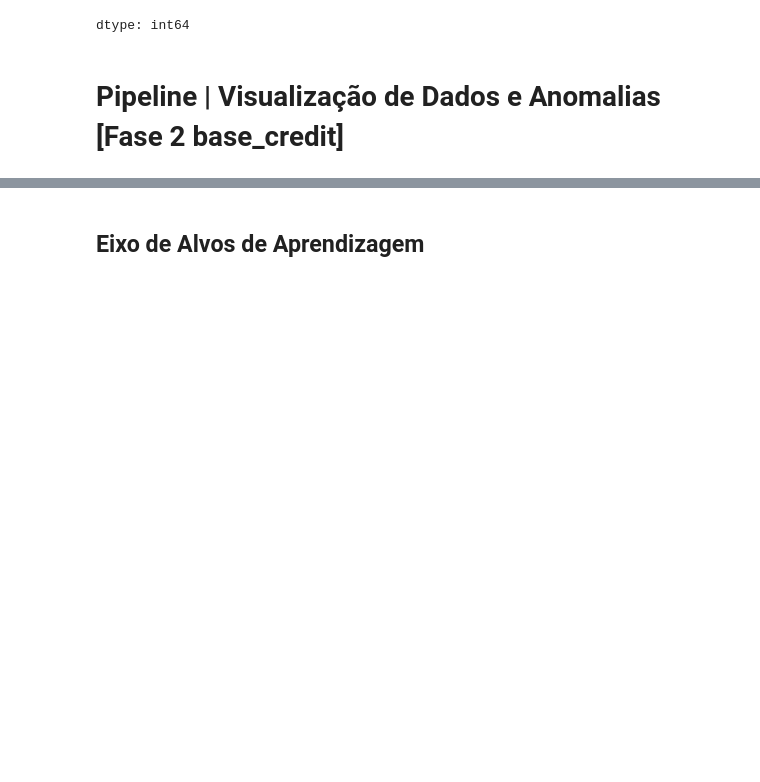
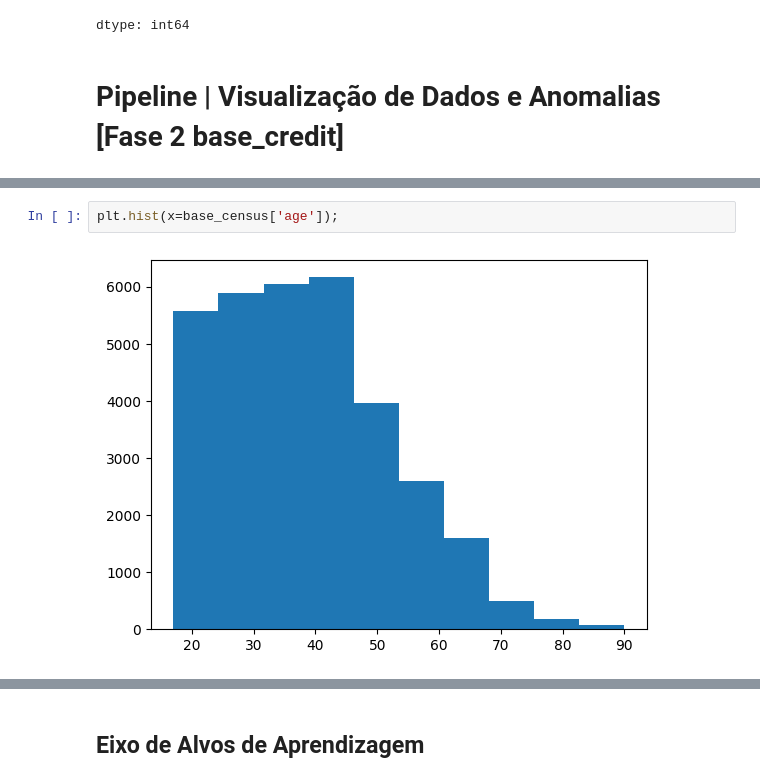
Before and after one commit to Pedro4Albuquerque/am-t4-s1a2026t2, a Jupyter notebook: census0416_amt4.ipynb, the cells around one changed output, grey strips where cells are left out. Cells and saved outputs as stored; diff of their text form; blank space fills up the shorter version.

```diff
--- a/census0416_amt4.ipynb
+++ b/census0416_amt4.ipynb
@@ -78,0 +87,4 @@ dtype: int64
+# %%
+plt.hist(x=base_census['age']);
+# %% [output]
+[figure, added]
```
Also changed, not shown: parts of 12 cells of this notebook.
